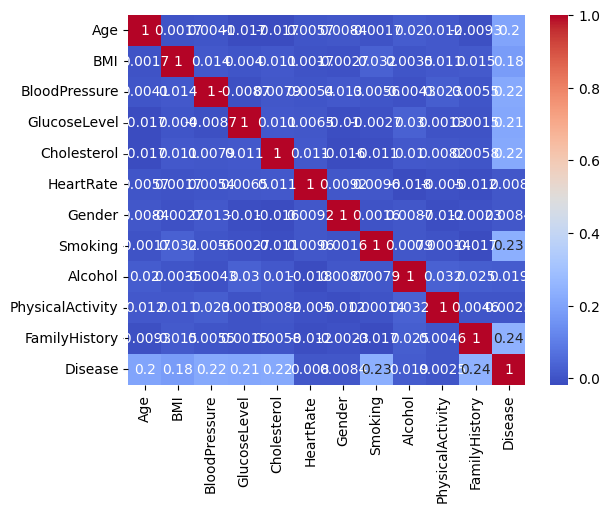
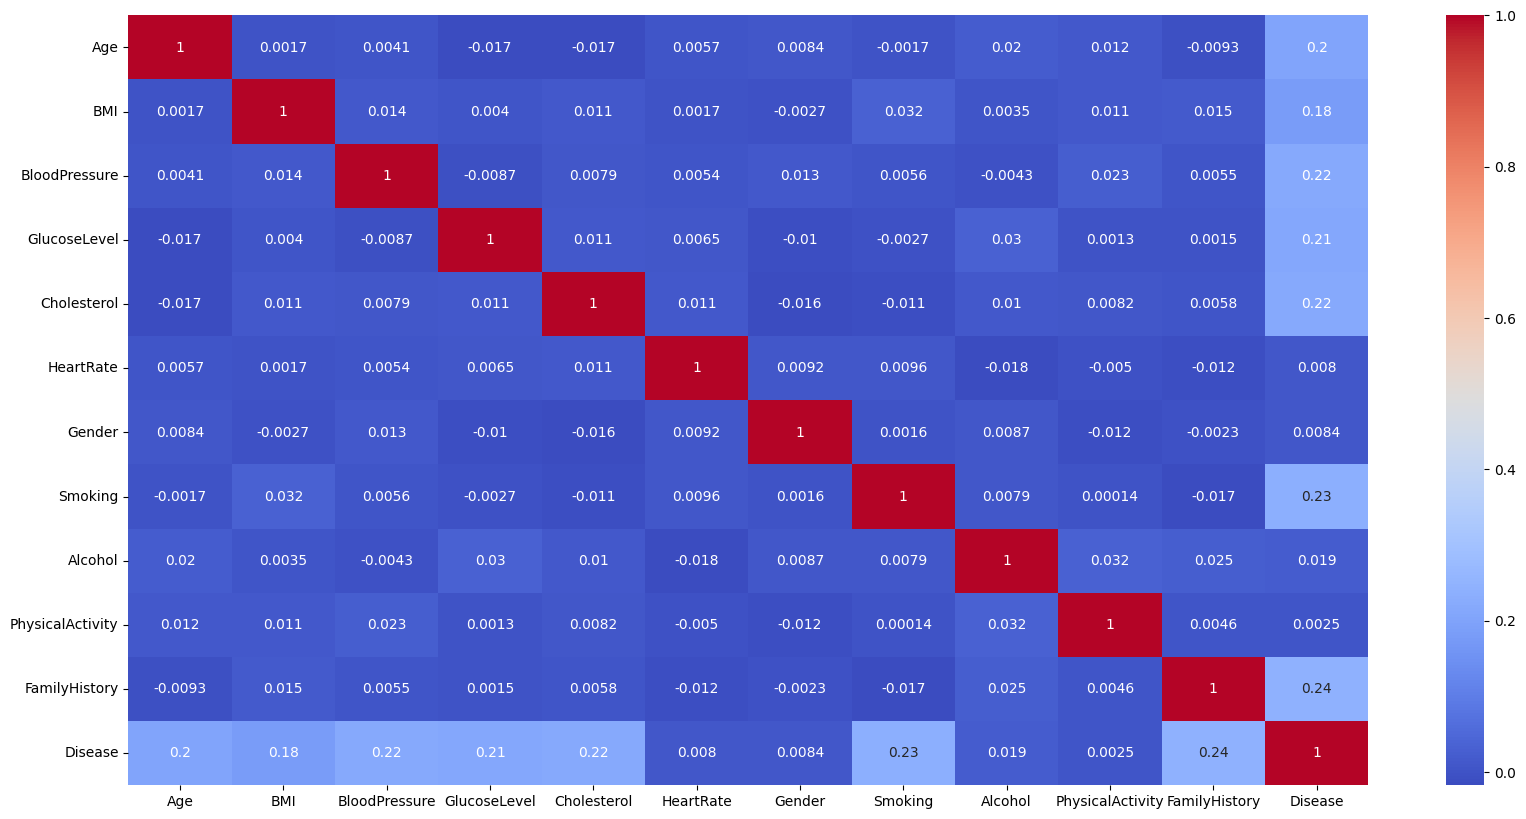
Code edit (unified diff) that turned the first committed figure into the second:
--- before
+++ after
@@ -1,3 +1,4 @@
 # Correlation Heatmap
+plt.figure(figsize=(20,10))
 sns.heatmap(df.corr(),annot=True,cmap='coolwarm')
 plt.show()

Commit: Added  medical disease prediction web interface